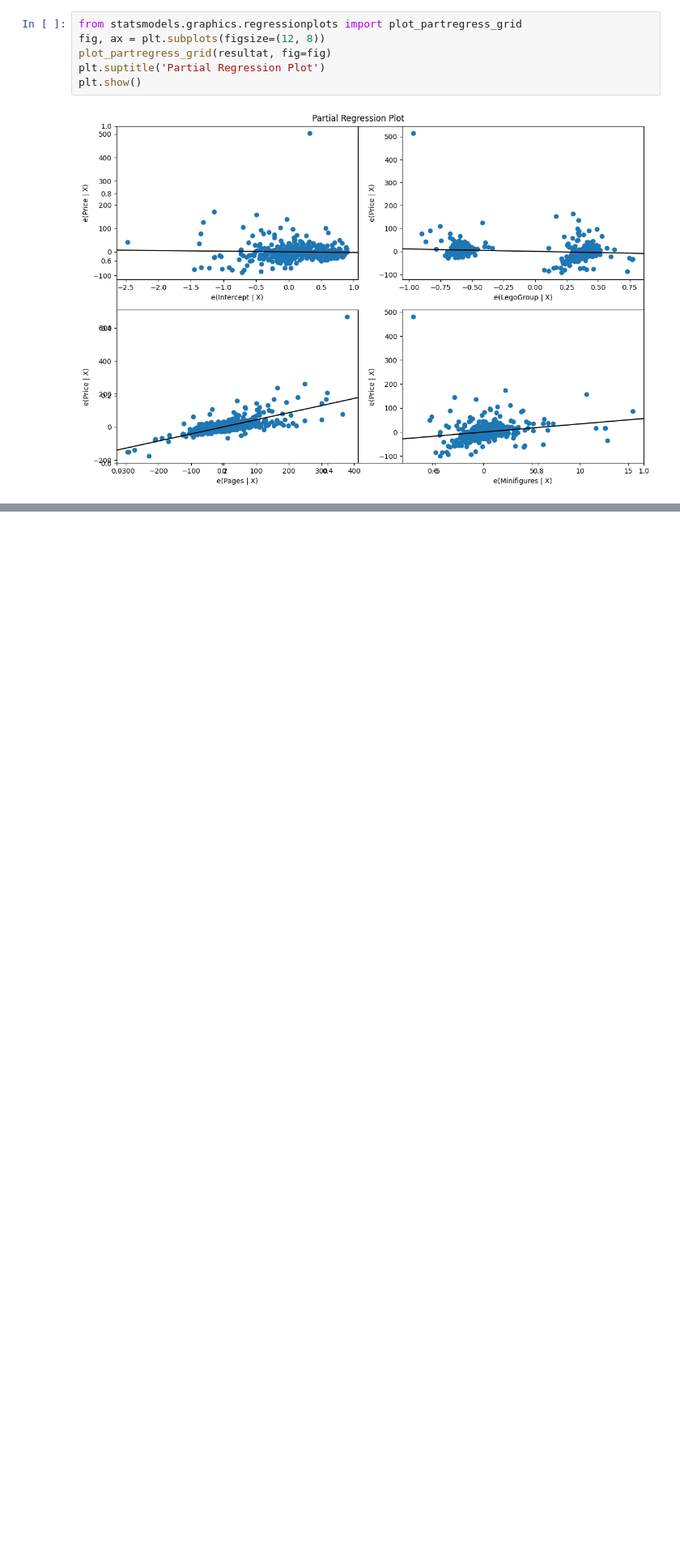
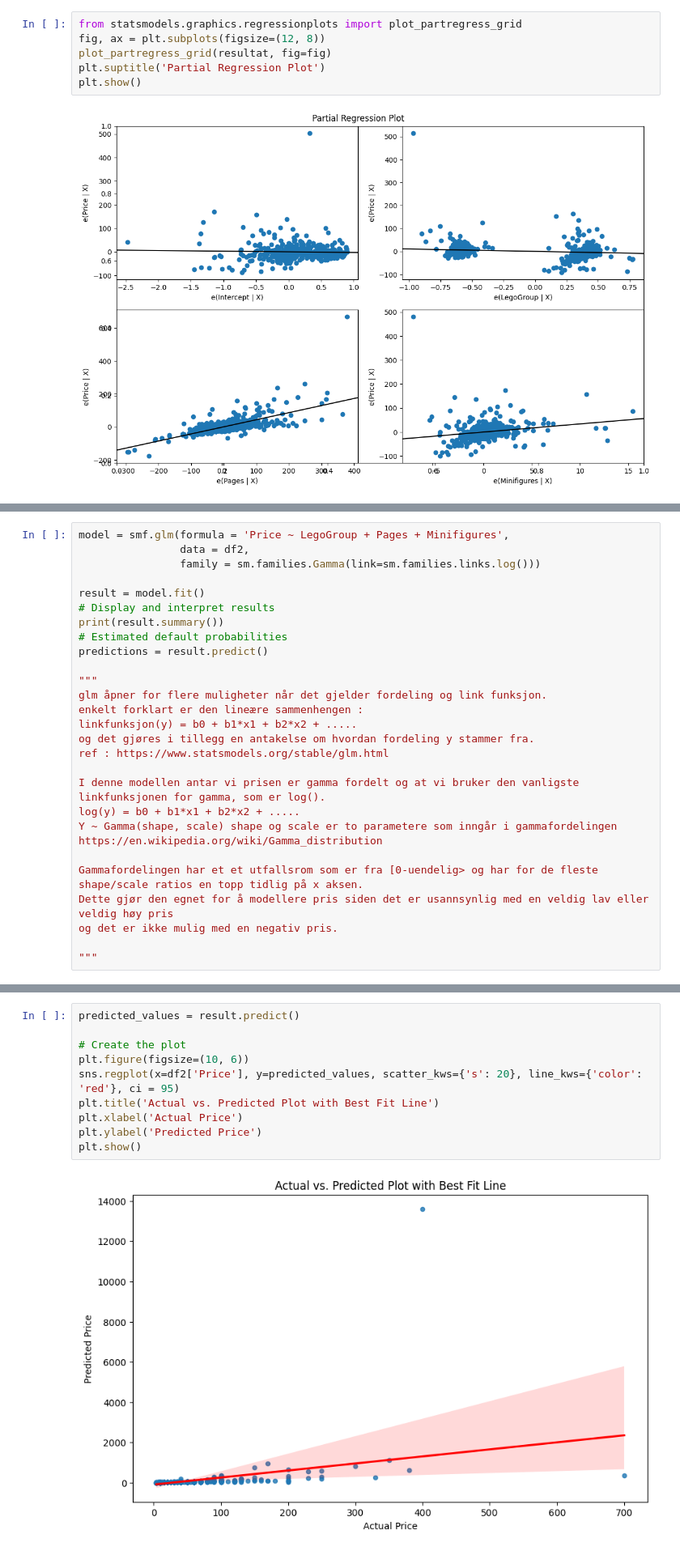
Before and after one commit to ViktorGrev/ISTT1003_Statistikk, a Jupyter notebook: src/viktor_test/oppg1_test.ipynb, the cells around one changed output, grey strips where cells are left out. Shown: that part at 81% size. Saved outputs shown, nothing was run; the diff lists cells and outputs as text; blank space fills up the shorter version.

Commit message:
Adding glm model

```diff
--- a/src/viktor_test/oppg1_test.ipynb
+++ b/src/viktor_test/oppg1_test.ipynb
@@ -344,0 +303,28 @@ plt.show()
+# %%
+model = smf.glm(formula = 'Price ~ LegoGroup + Pages + Minifigures',
+                data = df2,
+                family = sm.families.Gamma(link=sm.families.links.log()))
+
+result = model.fit()
+# Display and interpret results
+print(result.summary())
+# Estimated default probabilities
+predictions = result.predict()
+
+"""
+glm åpner for flere muligheter når det gjelder fordeling og link funksjon.
+enkelt forklart er den lineære sammenhengen :
+linkfunksjon(y) = b0 + b1*x1 + b2*x2 + .....
+og det gjøres i tillegg en antakelse om hvordan fordeling y stammer fra.
+ref : https://www.statsmodels.org/stable/glm.html
+
+I denne modellen antar vi prisen er gamma fordelt og at vi bruker den vanligste linkfunksjonen for gamma, som er log().
+log(y) = b0 + b1*x1 + b2*x2 + .....
+Y ~ Gamma(shape, scale) shape og scale er to parametere som inngår i gammafordelingen
+https://en.wikipedia.org/wiki/Gamma_distribution
+
+Gammafordelingen har et et utfallsrom som er fra [0-uendelig> og har for de fleste shape/scale ratios en topp tidlig på x aksen.
+Dette gjør den egnet for å modellere pris siden det er usannsynlig med en veldig lav eller veldig høy pris
+og det er ikke mulig med en negativ pris.
+
+"""
@@ -344,0 +352,12 @@ plt.show()
+# %%
+predicted_values = result.predict()
+
+# Create the plot
+plt.figure(figsize=(10, 6))
+sns.regplot(x=df2['Price'], y=predicted_values, scatter_kws={'s': 20}, line_kws={'color': 'red'}, ci = 95)
+plt.title('Actual vs. Predicted Plot with Best Fit Line')
+plt.xlabel('Actual Price')
+plt.ylabel('Predicted Price')
+plt.show()
+# %% [output]
+[figure, added]
```
Also changed, not shown: parts of 11 cells of this notebook.
